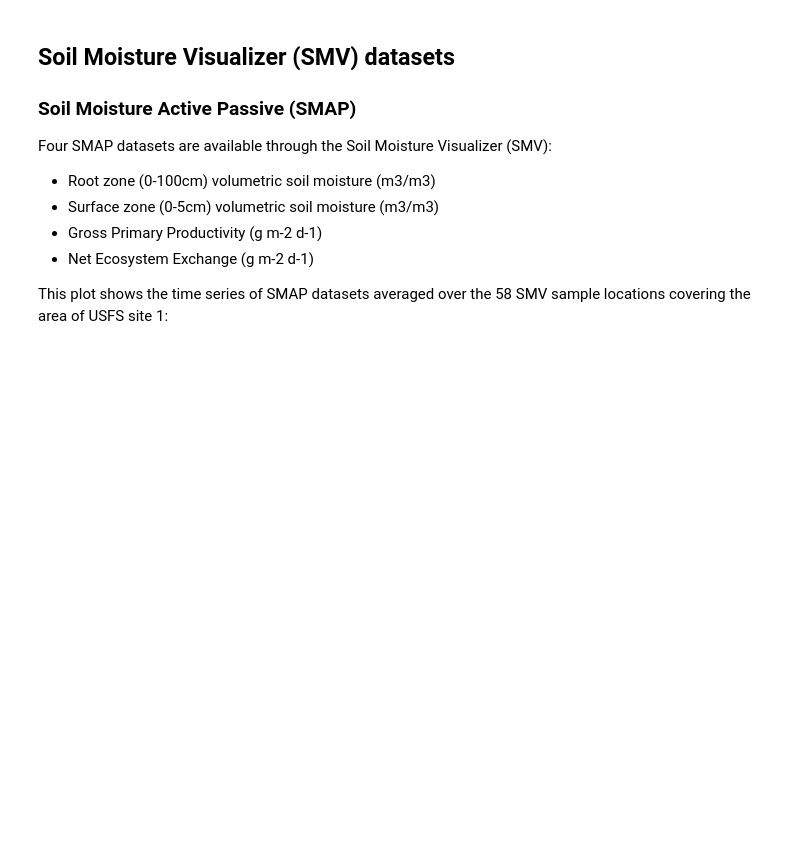
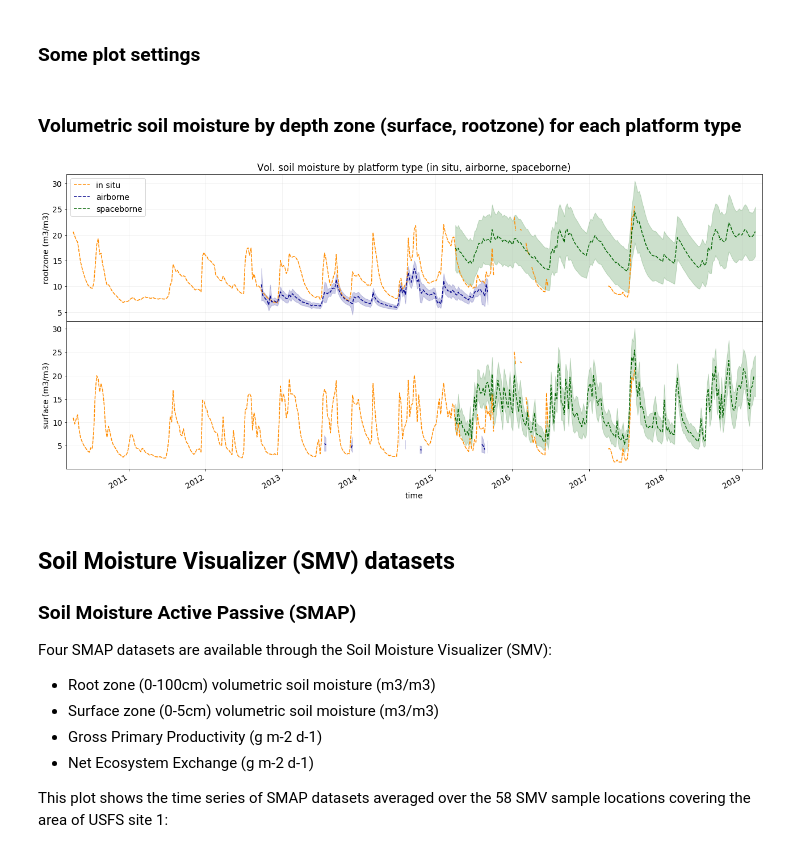
Before and after one commit to jjmcnelis/nasa_usfs_workshop, a Jupyter notebook: day3-tutorial.ipynb, the cells around one changed output. Cells and saved outputs as stored; diff of their text form; code cells hidden in the pictures; blank space fills up the shorter version.

```diff
--- a/day3-tutorial.ipynb
+++ b/day3-tutorial.ipynb
@@ -45,7 +45,7 @@ usfs_sites = "docs/usfs_sites/Sites_lf_geo.json"                      # USFS sit
 usfs_regions = "docs/usfs_admin/USFS_Regional_Boundaries.json"        # USFS administrative regions
 
 try:
-    app = JupyterSMV(usfs_sites, session=session)
+    app = JupyterSMV(usfs_sites, anc=usfs_regions, session=session)
 except:
     print("You must be logged with Earthdata to use this widget."
           "Login with the cell above, then run this cell again.")
@@ -56,0 +55,4 @@ VBox(children=(HTML(value='\n    <h3>Soil Moisture Visualizer</h3>\n    <p>Do su
+# %%
+selected_layer = app.layers.iloc[app.selected]
+ds = selected_layer.xr.sel(stat="Mean", drop=True)
+ds
@@ -57,10 +77,54 @@ VBox(children=(HTML(value='\n    <h3>Soil Moisture Visualizer</h3>\n    <p>Do su
+# %% [markdown]
+### Some plot settings
 # %%
-plt.rc("font", **{"family": "normal", "weight": "bold", "size": 12})
+%matplotlib inline
+plt.rc('font', **{'family': 'normal', 'weight': 'normal', 'size': 14})
 plt.rc("axes", **{"xmargin": 0.01})
-
-selected_layer = app.layers.iloc[app.selected]
-xrdataset = selected_layer.xr
-xrdataset
+# %% [markdown]
+### Volumetric soil moisture by depth zone (surface, rootzone) for each platform type
+# %%
+plotters = [
+    (ds.filter_by_attrs(type="in situ", soil_zone="rootzone"), 0, "darkorange"),
+    (ds.filter_by_attrs(type="airborne", soil_zone="rootzone"), 0, "darkblue"),
+    (ds.filter_by_attrs(type="spaceborne", soil_zone="rootzone"), 0, "darkgreen"),
+
+    (ds.filter_by_attrs(type="in situ", soil_zone="surface"), 1, "darkorange"),
+    (ds.filter_by_attrs(type="airborne", soil_zone="surface"), 1, "darkblue"),
+    (ds.filter_by_attrs(type="spaceborne", soil_zone="surface"), 1, "darkgreen")
+]
+
+fig, axs = plt.subplots(nrows=2, ncols=1, sharex=True, figsize=(18,8))
+fig.tight_layout()
+plt.subplots_adjust(hspace=0.000)
+
+for i, p in enumerate(plotters):
+
+    dsweek = p[0].resample(time="1w").mean(keep_attrs=True)
+    dscat = xr.concat(dsweek.values(), "sample")
+
+    dsmean = dscat.mean("sample", keep_attrs=True)
+    dsstd = dscat.std("sample", keep_attrs=True)
+    stdlo, stdhi = (dsmean-dsstd), (dsmean+dsstd)
+
+    if not all(dsmean.isnull()):
+
+        ax = axs[p[1]]
+        desc = dsmean.attrs["type"]
+        zone = dsmean.attrs["soil_zone"]
+
+        dsmean.plot.line(x="time", ax=ax, color=p[2], label=desc, linestyle="--")
+        ax.fill_between(dsmean.time.data, stdlo, stdhi, color=p[2], alpha=0.2)
+        ax.set_ylabel(zone+ " (m3/m3)")
+
+
+axs[0].set_title("Vol. soil moisture by platform type (in situ, airborne, spaceborne)")
+axs[0].grid("on", alpha=0.2); axs[1].grid("on", alpha=0.2)
+axs[0].legend(loc="upper left")
+axs[0].set_xlabel(None)
+
+plt.show()
+# %% [output]
+[figure, added]
 # %% [markdown]
 ## Soil Moisture Visualizer (SMV) datasets
 
```
Also changed, not shown: parts of 27 cells of this notebook, 5 other files.
